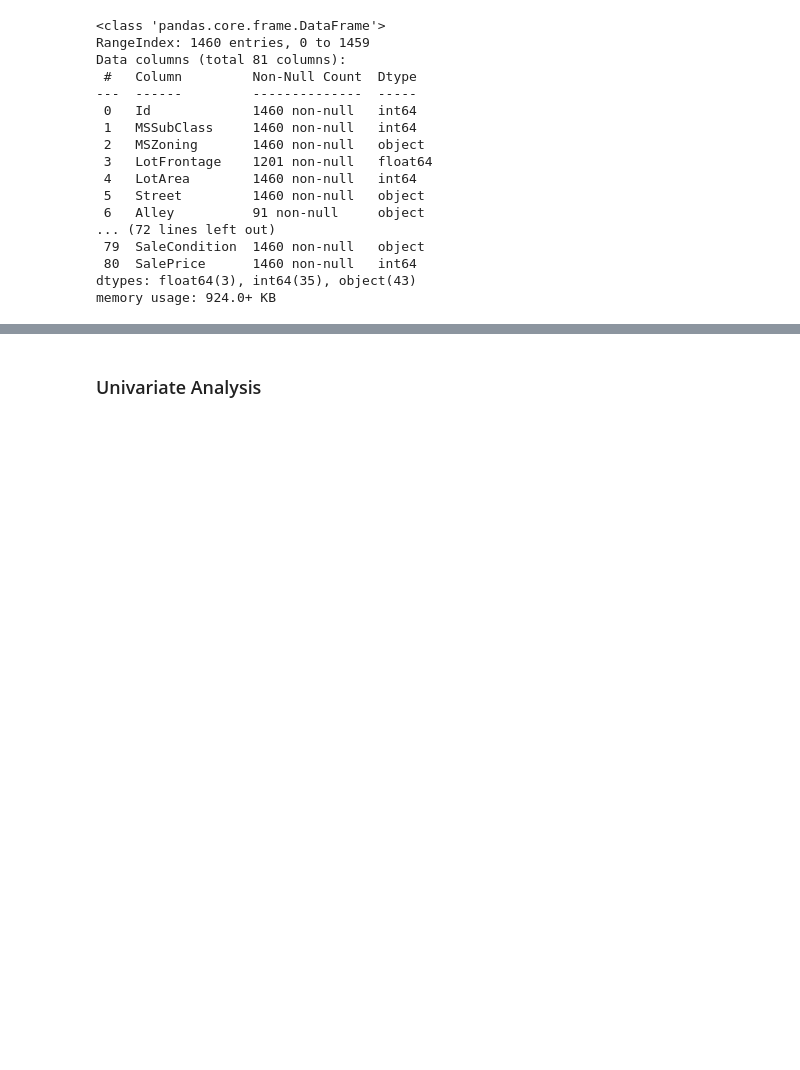
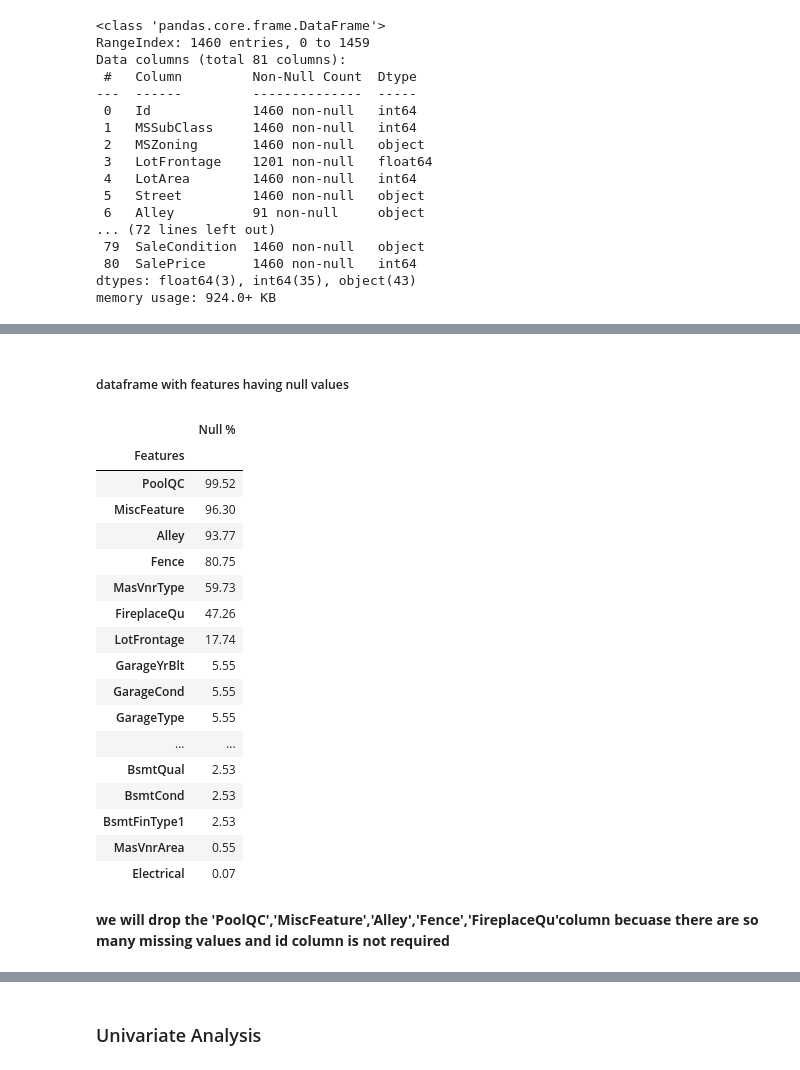
Before and after one commit to jaisharma06/AdvancedRegressionAssignment, a Jupyter notebook: housing_sale.ipynb, the cells around one changed output, grey strips where cells are left out. Drawn from its saved outputs; the diff is of its cells as text; code cells hidden in the pictures; blank space fills up the shorter version.

```diff
--- a/housing_sale.ipynb
+++ b/housing_sale.ipynb
@@ -132,0 +135,4 @@ memory usage: 924.0+ KB
+# %%
+null = pd.DataFrame(round(housing_train.isnull().sum()/len(housing_train.index)*100,2).sort_values(ascending=False),columns=["Null %"])
+null.index.name = 'Features'
+null.head()
@@ -132,0 +147,26 @@ memory usage: 924.0+ KB
+# %% [markdown]
+##### dataframe with features having null values
+# %%
+null_df = null[null["Null %"] > 0]
+null_df
+# %% [output]
+|  | Null % |
+| Features |  |
+| PoolQC | 99.52 |
+| MiscFeature | 96.30 |
+| Alley | 93.77 |
+| Fence | 80.75 |
+| MasVnrType | 59.73 |
+| FireplaceQu | 47.26 |
+| LotFrontage | 17.74 |
+| GarageYrBlt | 5.55 |
+| GarageCond | 5.55 |
+| GarageType | 5.55 |
+| ... | ... |
+| BsmtQual | 2.53 |
+| BsmtCond | 2.53 |
+| BsmtFinType1 | 2.53 |
+| MasVnrArea | 0.55 |
+| Electrical | 0.07 |
+# %% [markdown]
+**we will drop the 'PoolQC','MiscFeature','Alley','Fence','FireplaceQu'column becuase there are so many missing values and id column is not required**
```
Also changed, not shown: parts of 21 cells of this notebook.
